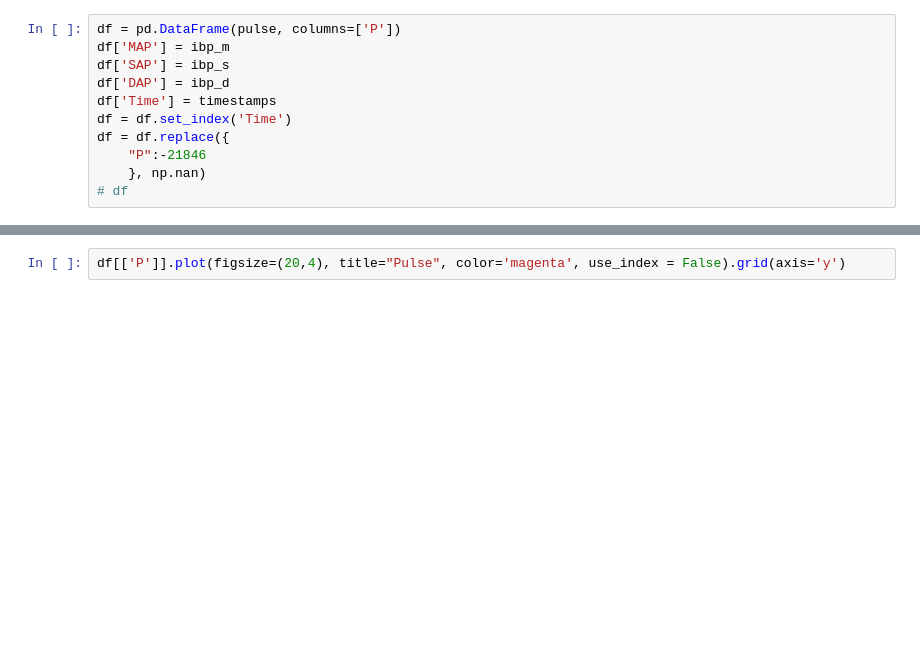
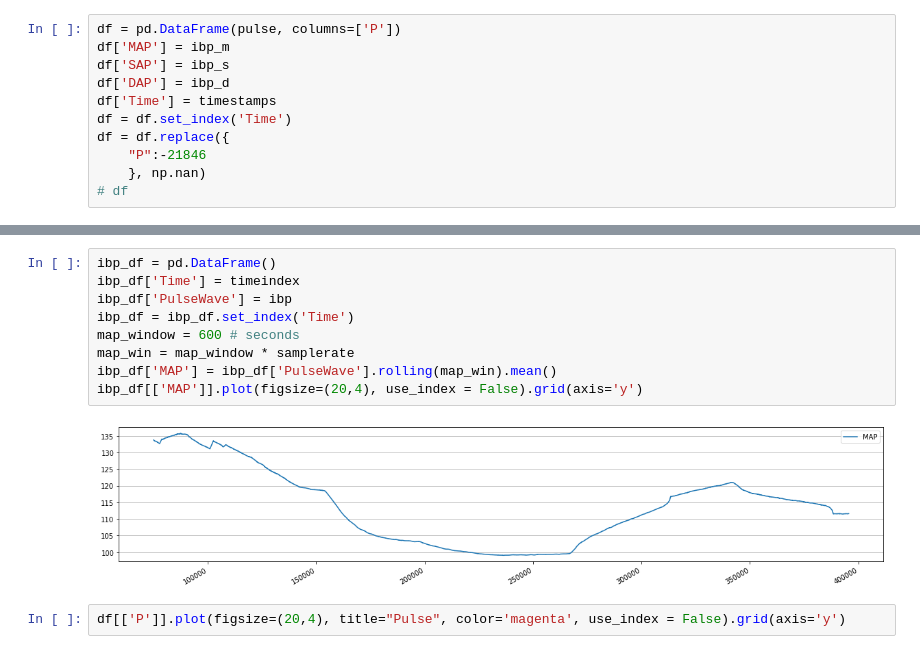
Before and after one commit to makes/zoll-json, a Jupyter notebook: zoll-abp.ipynb, the cells around one changed output, grey strips where cells are left out. Cells and saved outputs as stored; diff of their text form; blank space fills up the shorter version.

```diff
--- a/zoll-abp.ipynb
+++ b/zoll-abp.ipynb
@@ -81,6 +90,17 @@ plt.plot(time, ibp, color="red")
 plt.show()
 # %% [output]
 [figure]
+# %%
+ibp_df = pd.DataFrame()
+ibp_df['Time'] = timeindex
+ibp_df['PulseWave'] = ibp
+ibp_df = ibp_df.set_index('Time')
+map_window = 600 # seconds
+map_win = map_window * samplerate
+ibp_df['MAP'] = ibp_df['PulseWave'].rolling(map_win).mean()
+ibp_df[['MAP']].plot(figsize=(20,4), use_index = False).grid(axis='y')
+# %% [output]
+[figure, added]
 # %%
 df[['P']].plot(figsize=(20,4), title="Pulse", color='magenta', use_index = False).grid(axis='y')
 # %% [output]
```
Also changed, not shown: parts of 12 cells of this notebook.
